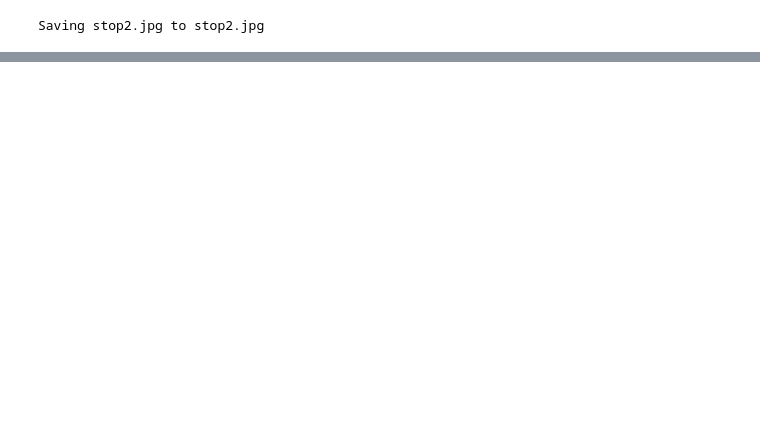
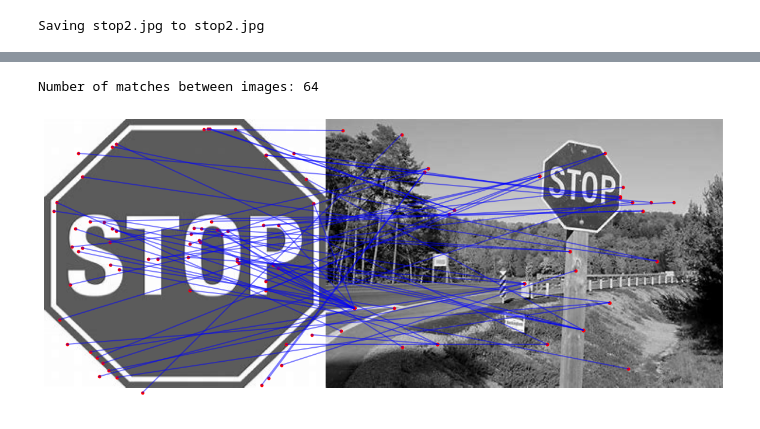
Before and after one commit to XG11/ECE420FinalProject, a Jupyter notebook: ECE420FinalProjectPythonPrototype.ipynb, the cells around one changed output, grey strips where cells are left out. Drawn from its saved outputs; the diff is of its cells as text; code cells hidden in the pictures; blank space fills up the shorter version.

```diff
--- a/ECE420FinalProjectPythonPrototype.ipynb
+++ b/ECE420FinalProjectPythonPrototype.ipynb
@@ -287,0 +327,58 @@ for k in range(0, len(keypoint_result_2)):
+# %%
+def match_keypoints(descriptors1, descriptors2, threshold=0.95):
+    matches = []
+    for i, desc1 in enumerate(descriptors1):
+        distances = [euclidean(desc1, desc2) for desc2 in descriptors2]
+        sorted_indices = np.argsort(distances)
+
+        # Apply Lowe's ratio test
+        if distances[sorted_indices[0]] < threshold * distances[sorted_indices[1]]:
+            matches.append((i, sorted_indices[0]))
+    return matches
+
+matches = match_keypoints(descriptors_1, descriptors_2)
+print(f"Number of matches between images: {len(matches)}")
+# %% [output]
+Number of matches between images: 64
+# %%
+
+from skimage.transform import resize
+
+# Function to resize and plot matches on concatenated images
+def plot_matches(image1, keypoints1, image2, keypoints2, matches):
+    # Resize images to the same height
+    if image1.shape[0] != image2.shape[0]:
+        target_height = min(image1.shape[0], image2.shape[0])
+        image1 = resize(image1, (target_height, image1.shape[1]), anti_aliasing=True)
+        image2 = resize(image2, (target_height, image2.shape[1]), anti_aliasing=True)
+
+    # Concatenate images horizontally
+    combined_image = np.concatenate((image1, image2), axis=1)
+
+    # Plot the concatenated image
+    plt.figure(figsize=(15, 8))
+    plt.imshow(combined_image, cmap='gray')
+    plt.axis('off')
+
+    # Extract matched keypoints' positions and draw connections
+    for match in matches:
+        idx1, idx2 = match
+        kp1 = keypoints1[idx1]
+        kp2 = keypoints2[idx2]
+
+        # Get coordinates of the keypoints in both images
+        x1, y1 = kp1[3], kp1[2]
+        x2, y2 = kp2[3] + image1.shape[1], kp2[2]  # Shift x-coord by width of image1 for image2 keypoints
+
+        # Plot keypoints
+        plt.scatter([x1, x2], [y1, y2], c='r', s=10)
+
+        # Draw line connecting the keypoints
+        plt.plot([x1, x2], [y1, y2], 'b-', alpha=0.5)
+
+    plt.show()
+
+# Call the function with your data
+plot_matches(image_1, keypoint_result_1, image_2, keypoint_result_2, matches)
+# %% [output]
+[figure, added]
```
Also changed, not shown: parts of 5 cells of this notebook.
